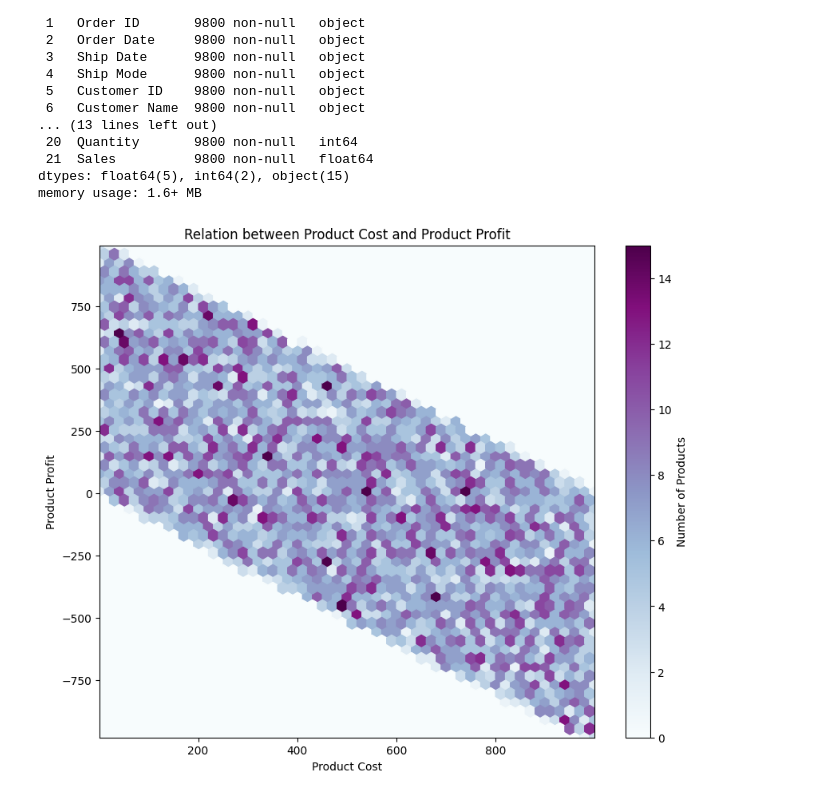
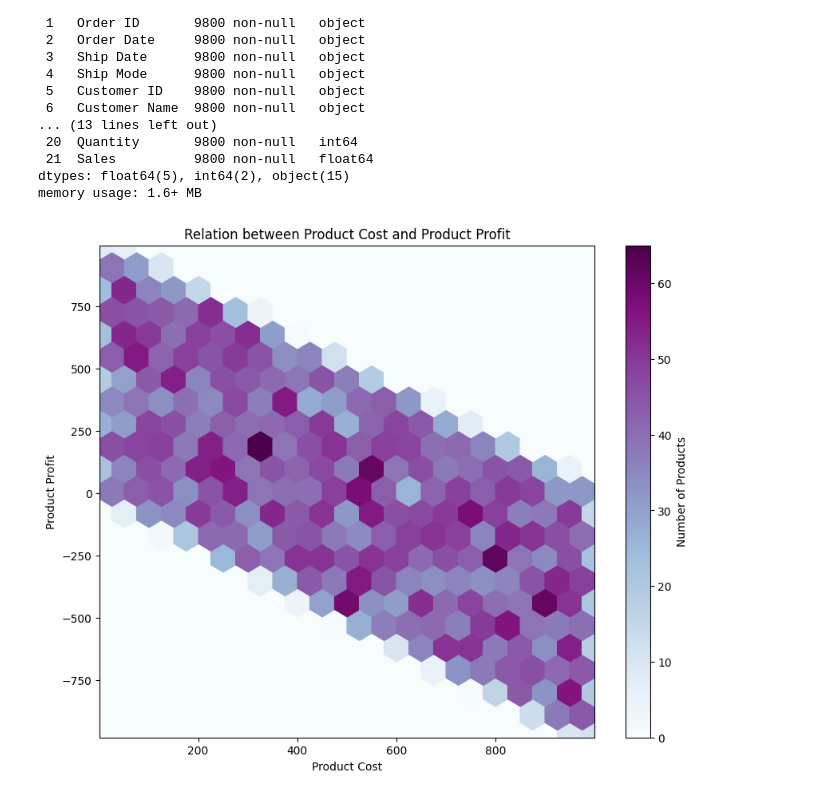
Before and after one commit to malvarezcart/Visualizaciones, a Jupyter notebook: PEC2/create-hexagonal-binning.ipynb, the cells around one changed output. Saved outputs shown, nothing was run; the diff lists cells and outputs as text; code cells hidden in the pictures.

```diff
--- a/PEC2/create-hexagonal-binning.ipynb
+++ b/PEC2/create-hexagonal-binning.ipynb
@@ -43,19 +43,19 @@ memory usage: 1.6+ MB
 # %%
 # Hexagon Binning between Cost and Profit
 x = data["Cost"]
 y = data["Profit"]
 xlim = x.min(), x.max()
 ylim = y.min(), y.max()
 
 plt.figure(figsize=(10,8))
-plt.hexbin(x, y, gridsize=50, cmap='BuPu')
+plt.hexbin(x, y, gridsize=20, cmap='BuPu')
 plt.xlim(xlim)
 plt.ylim(ylim)
 plt.xlabel("Product Cost")
 plt.ylabel("Product Profit")
 plt.title("Relation between Product Cost and Product Profit")
 cb = plt.colorbar(label='Number of Products')
 plt.savefig(os.path.join(".", "Product_Cost_VS_Profit_HexagonalBinning.png"))
 plt.show()
 # %% [output]
-[figure, old version]
+[figure, new version]
```
Also changed, not shown: 1 other file.
